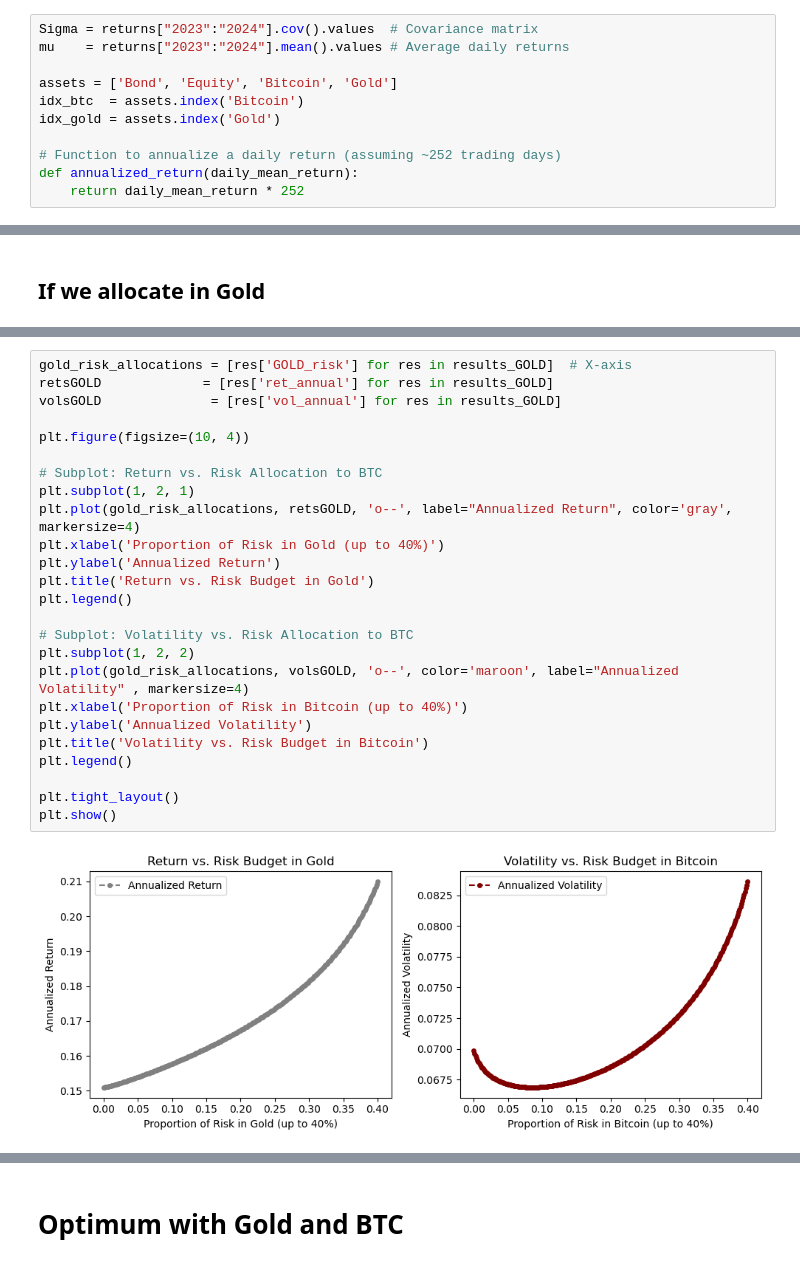
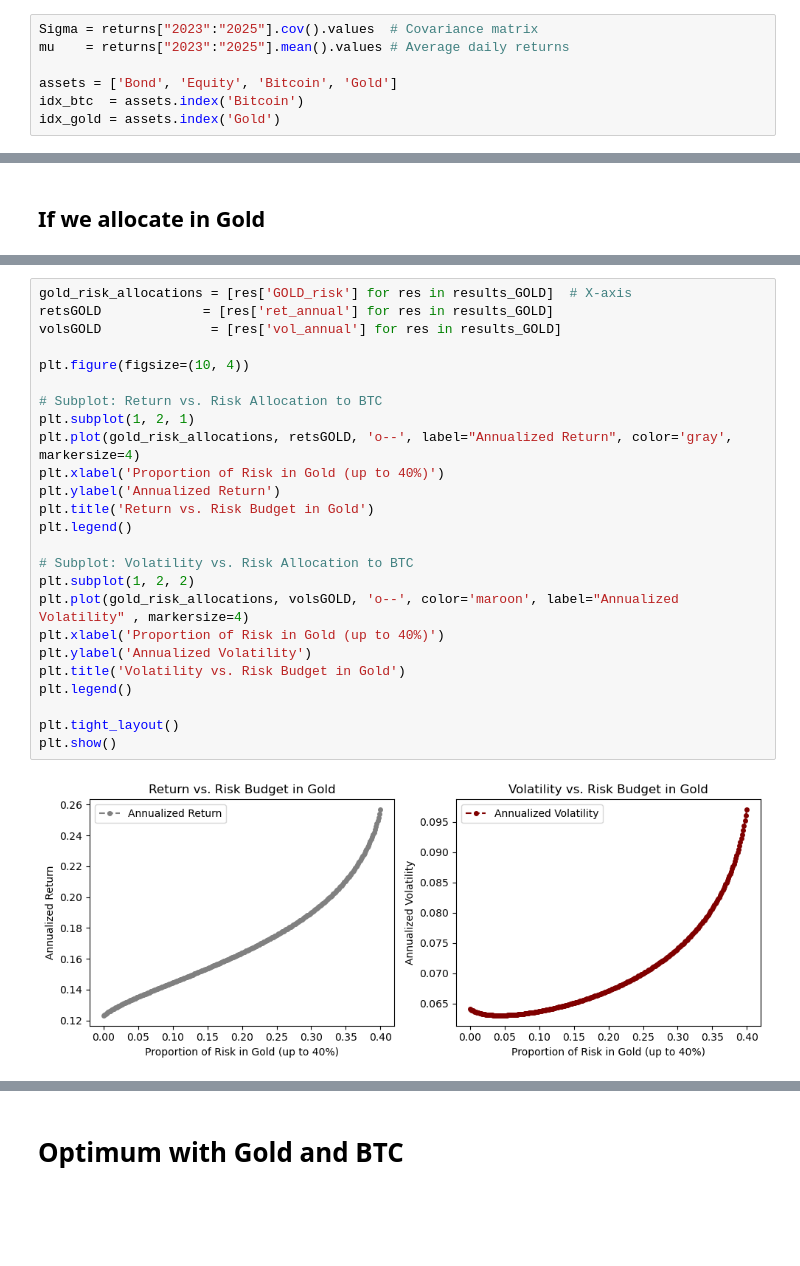
Before and after one commit to gothchico/multi-asset-with-bitcoin, a Jupyter notebook: risk-budgeting-portfolio.ipynb, the cells around one changed output, grey strips where cells are left out. Saved outputs shown, nothing was run; the diff lists cells and outputs as text; blank space fills up the shorter version.

```diff
--- a/risk-budgeting-portfolio.ipynb
+++ b/risk-budgeting-portfolio.ipynb
@@ -205,16 +209,12 @@ $
 # %% [markdown]
 ## Calculation of Return Statistics
 # %%
-Sigma = returns["2023":"2024"].cov().values  # Covariance matrix
-mu    = returns["2023":"2024"].mean().values # Average daily returns
+Sigma = returns["2023":"2025"].cov().values  # Covariance matrix
+mu    = returns["2023":"2025"].mean().values # Average daily returns
 
 assets = ['Bond', 'Equity', 'Bitcoin', 'Gold']
 idx_btc  = assets.index('Bitcoin')
 idx_gold = assets.index('Gold')
-
-# Function to annualize a daily return (assuming ~252 trading days)
-def annualized_return(daily_mean_return):
-    return daily_mean_return * 252
 # %%
 # Calculate daily volatility (standard deviation of each asset)
 vol_daily = np.sqrt(np.diag(Sigma))  # Square root of the diagonal of the covariance matrix
@@ -508,27 +594,27 @@ for alpha in grid_alpha:
 # %%
 gold_risk_allocations = [res['GOLD_risk'] for res in results_GOLD]  # X-axis
 retsGOLD             = [res['ret_annual'] for res in results_GOLD]
 volsGOLD              = [res['vol_annual'] for res in results_GOLD]
 
 plt.figure(figsize=(10, 4))
 
 # Subplot: Return vs. Risk Allocation to BTC
 plt.subplot(1, 2, 1)
 plt.plot(gold_risk_allocations, retsGOLD, 'o--', label="Annualized Return", color='gray', markersize=4)
 plt.xlabel('Proportion of Risk in Gold (up to 40%)')
 plt.ylabel('Annualized Return')
 plt.title('Return vs. Risk Budget in Gold')
 plt.legend()
 
 # Subplot: Volatility vs. Risk Allocation to BTC
 plt.subplot(1, 2, 2)
 plt.plot(gold_risk_allocations, volsGOLD, 'o--', color='maroon', label="Annualized Volatility" , markersize=4)
-plt.xlabel('Proportion of Risk in Bitcoin (up to 40%)')
+plt.xlabel('Proportion of Risk in Gold (up to 40%)')
 plt.ylabel('Annualized Volatility')
-plt.title('Volatility vs. Risk Budget in Bitcoin')
+plt.title('Volatility vs. Risk Budget in Gold')
 plt.legend()
 
 plt.tight_layout()
 plt.show()
 # %% [output]
-[figure, old version]
+[figure, new version]
```
Also changed, not shown: parts of 28 cells of this notebook.
